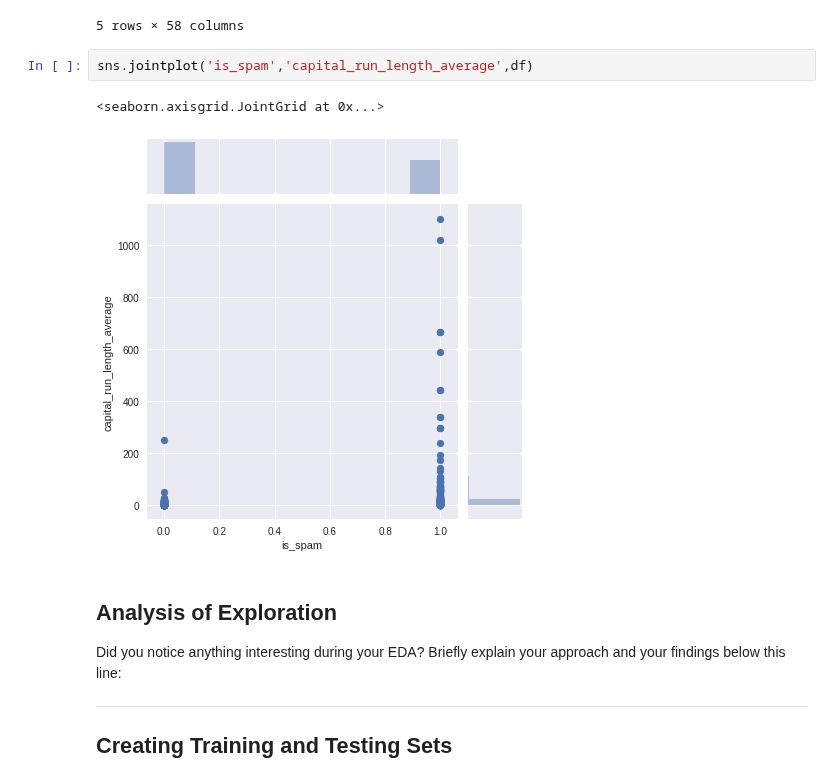
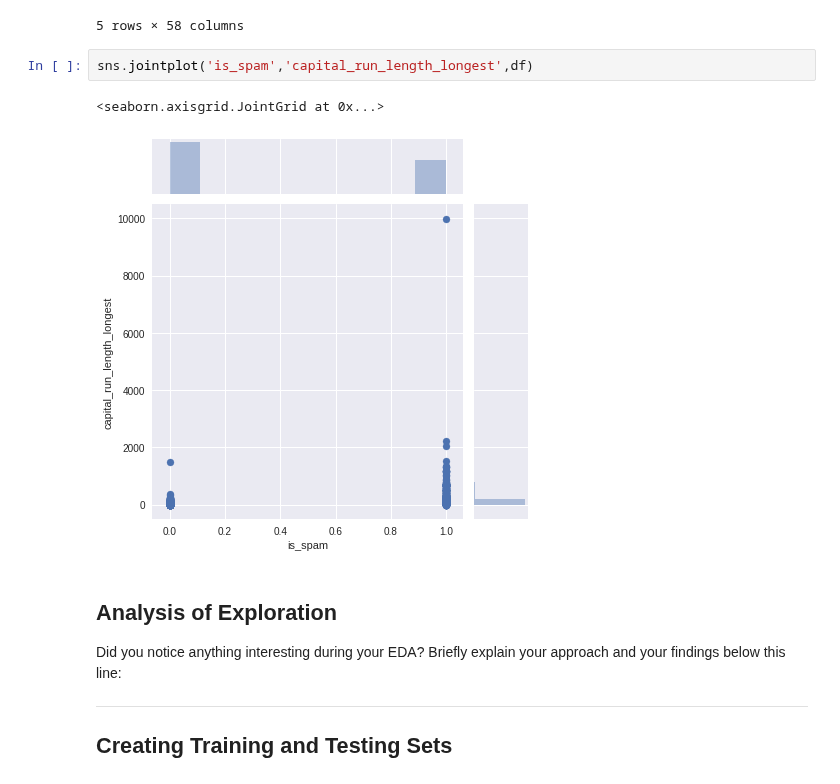
Before and after one commit to ZMBailey/dsc-2-22-14-document-classification-using-naive-bayes-lab-seattle-ds-career-040119, a Jupyter notebook: index.ipynb, the cells around one changed output. Saved outputs shown, nothing was run; the diff lists cells and outputs as text.

```diff
--- a/index.ipynb
+++ b/index.ipynb
@@ -139,10 +139,10 @@ df.head()
 | 4 | 0.00 | 0.00 | 0.00 | 0.0 | 0.63 | 0.00 | ... |
 5 rows × 58 columns
 # %%
-sns.jointplot('is_spam','capital_run_length_average',df)
+sns.jointplot('is_spam','capital_run_length_longest',df)
 # %% [output]
 <seaborn.axisgrid.JointGrid at 0x...>
-[figure, old version]
+[figure, new version]
 # %% [markdown]
 ## Analysis of Exploration
 
```
